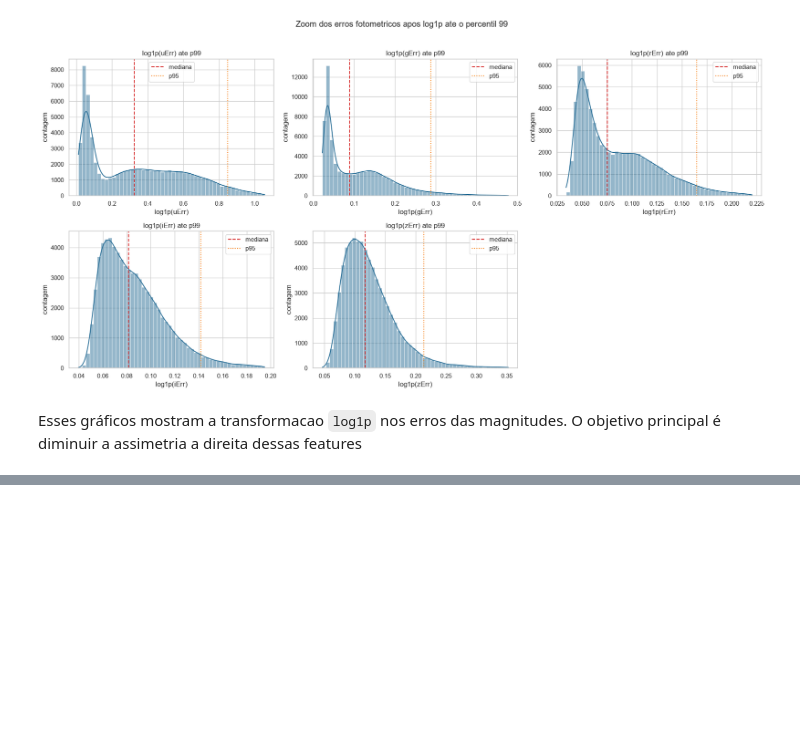
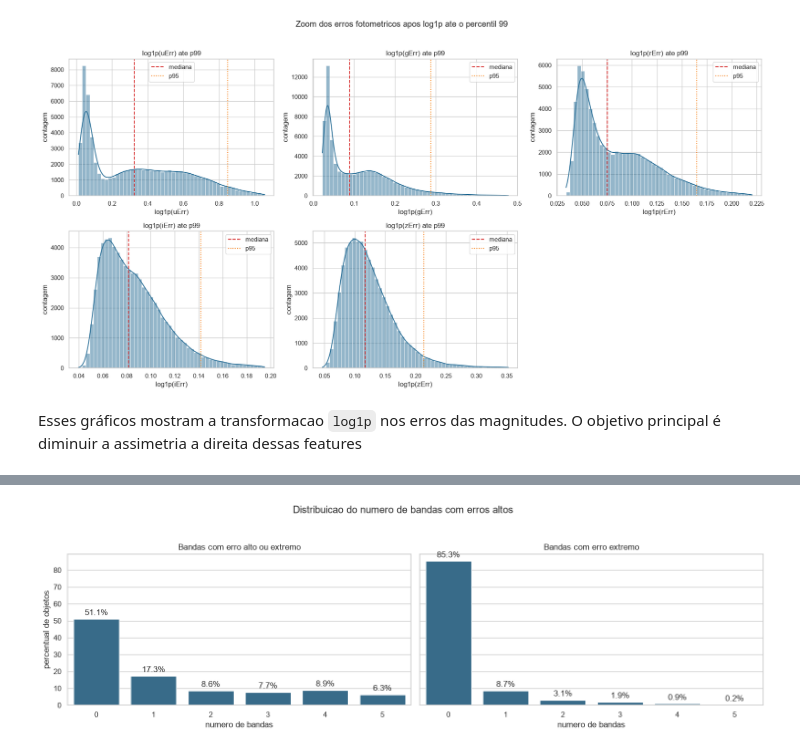
Before and after one commit to joaopjpc/redshift-learning, a Jupyter notebook: notebooks/01_eda_happy.ipynb, the cells around one changed output, grey strips where cells are left out. Drawn from its saved outputs; the diff is of its cells as text; code cells hidden in the pictures; blank space fills up the shorter version.

```diff
--- a/notebooks/01_eda_happy.ipynb
+++ b/notebooks/01_eda_happy.ipynb
@@ -744,0 +829,28 @@ def create_error_groups(df: pd.DataFrame, err_col: str) -> pd.Series:
+# %%
+fig, axes = plt.subplots(1, 2, figsize=(15, 4.5), sharey=True)
+
+plot_configs = [
+    (high_extreme_summary, "Bandas com erro alto ou extremo"),
+    (extreme_summary, "Bandas com erro extremo"),
+]
+
+for ax, (plot_data, title) in zip(axes, plot_configs):
+    sns.barplot(
+        data=plot_data,
+        x="n_bandas",
+        y="percentual",
+        ax=ax,
+        color="#2a6f97",
+    )
+    ax.set_title(title)
+    ax.set_xlabel("numero de bandas")
+    ax.set_ylabel("percentual de objetos")
+
+    for container in ax.containers:
+        ax.bar_label(container, fmt="%.1f%%", padding=3)
+
+plt.suptitle("Distribuicao do numero de bandas com erros altos", y=1.05)
+plt.tight_layout()
+plt.show()
+# %% [output]
+[figure, added]
```
Also changed, not shown: parts of 25 cells of this notebook.
